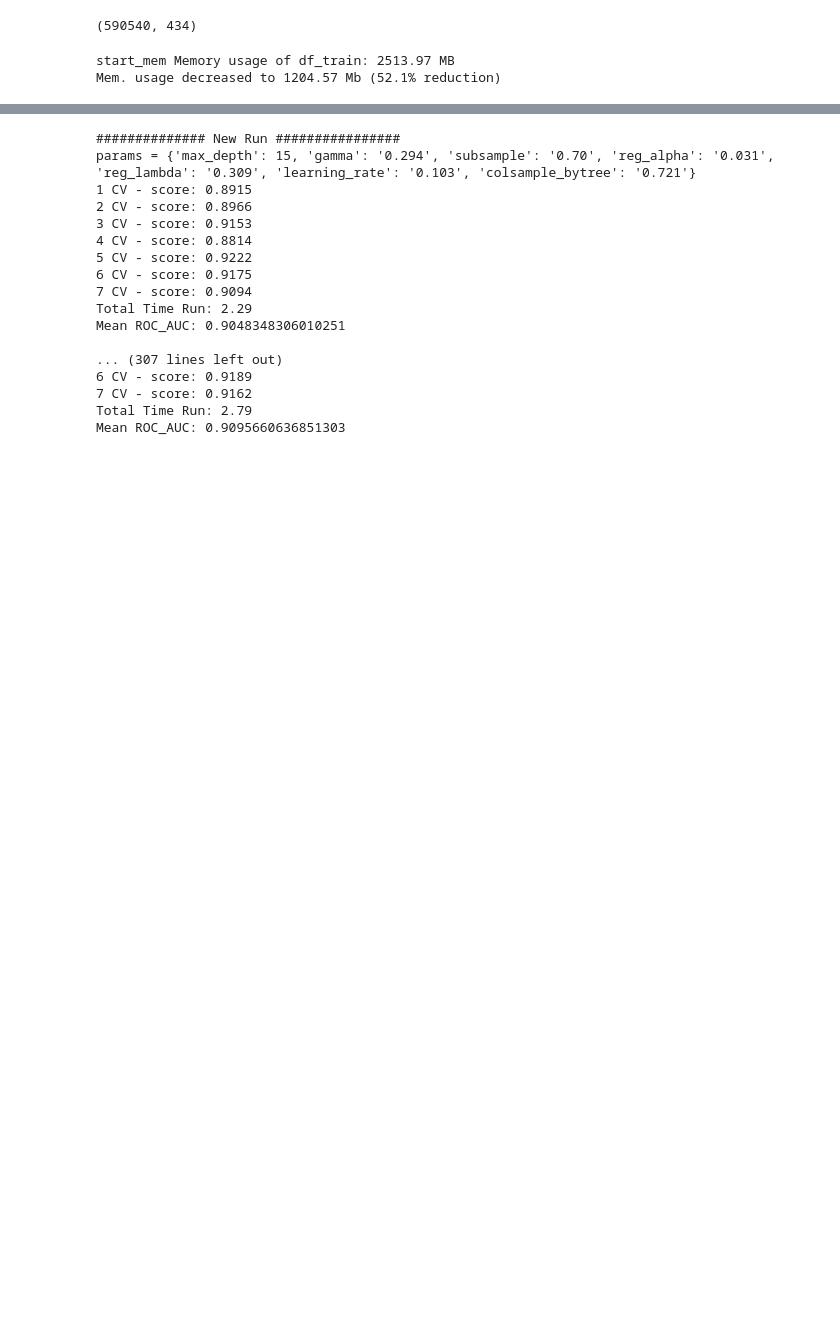
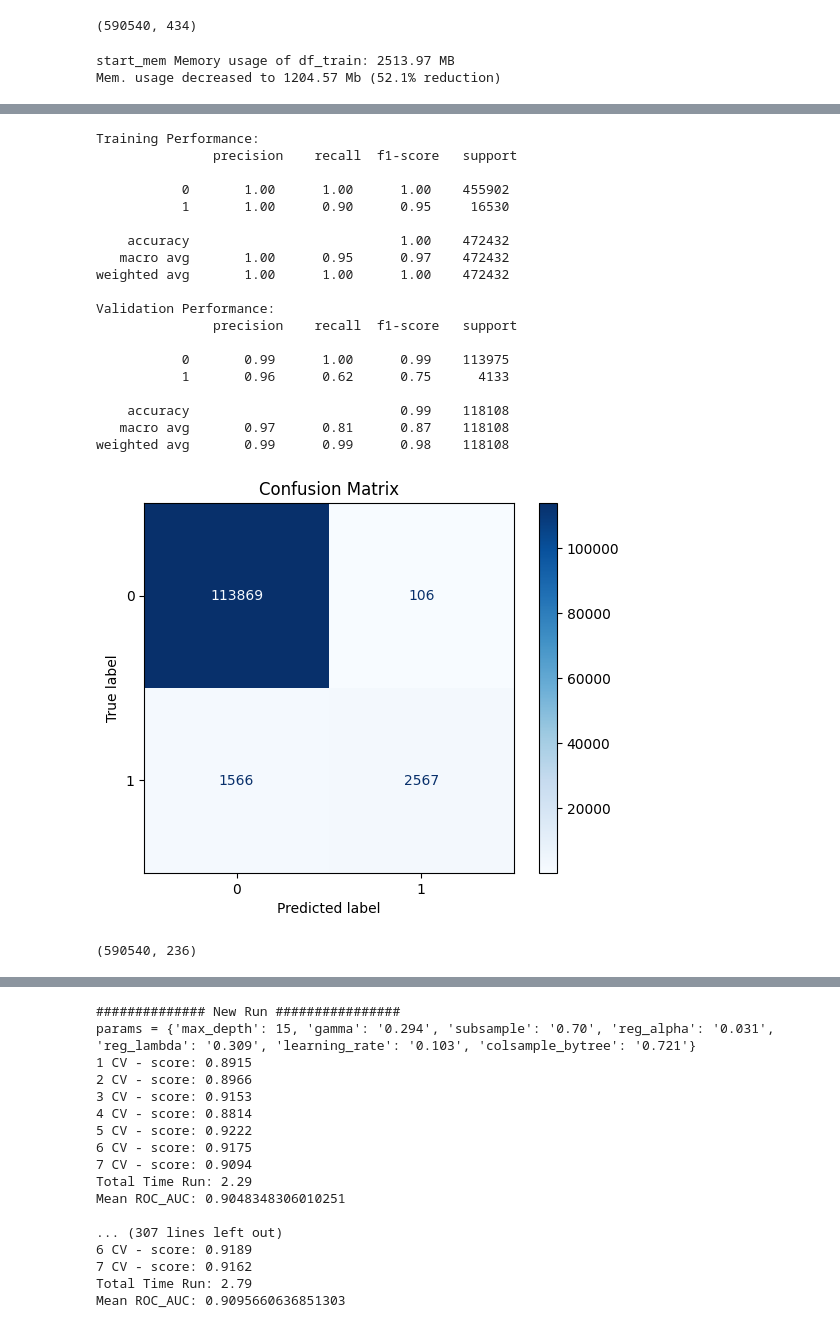
Before and after one commit to Marko-debug/Prediction-of-Fraud-transactions, a Jupyter notebook: models/XGBoost with Opt. Params and PCA.ipynb, the cells around one changed output, grey strips where cells are left out. Drawn from its saved outputs; the diff is of its cells as text; code cells hidden in the pictures; blank space fills up the shorter version.

```diff
--- a/models/XGBoost with Opt. Params and PCA.ipynb
+++ b/models/XGBoost with Opt. Params and PCA.ipynb
@@ -109,0 +439,7 @@ custom function objective
+# %%
+best = fmin(fn=objective,
+            space=space,
+            algo=tpe.suggest,
+            max_evals=30,
+            # trials=trials
+           )
@@ -109,0 +473,5 @@ custom function objective
+# %%
+from hyperopt import space_eval
+
+best_params = space_eval(space, best)
+best_params
@@ -109,0 +486,12 @@ custom function objective
+# %%
+print("BEST PARAMS: ", best_params)
+best_params['max_depth'] = int(best_params['max_depth'])
+
+clf = xgb.XGBClassifier(
+    n_estimators=300,
+    **best_params,
+    tree_method='hist',
+    device='cuda',
+)
+
+clf.fit(X_train_final, y_train_final)
@@ -109,0 +512,40 @@ custom function objective
+# %%
+# Predictions on training data
+y_train_pred = clf.predict(X_train_final)
+print("Training Performance:\n", classification_report(y_train_final, y_train_pred))
+
+# Predictions on validation data
+y_val_pred = clf.predict(X_val)
+print("Validation Performance:\n", classification_report(y_val, y_val_pred))
+
+# Confusion Matrix
+cm = confusion_matrix(y_val, y_val_pred)
+disp = ConfusionMatrixDisplay(confusion_matrix=cm, display_labels=clf.classes_)
+disp.plot(cmap='Blues')
+plt.title('Confusion Matrix')
+plt.show()
+# %% [output]
+Training Performance:
+               precision    recall  f1-score   support
+
+           0       1.00      1.00      1.00    455902
+           1       1.00      0.90      0.95     16530
+
+    accuracy                           1.00    472432
+   macro avg       1.00      0.95      0.97    472432
+weighted avg       1.00      1.00      1.00    472432
+
+Validation Performance:
+               precision    recall  f1-score   support
+
+           0       0.99      1.00      0.99    113975
+           1       0.96      0.62      0.75      4133
+
+    accuracy                           0.99    118108
+   macro avg       0.97      0.81      0.87    118108
+weighted avg       0.99      0.99      0.98    118108
+[figure, added]
+# %%
+X_train.shape
+# %% [output]
+(590540, 236)
```
Also changed, not shown: parts of 32 cells of this notebook, 8 other files.
